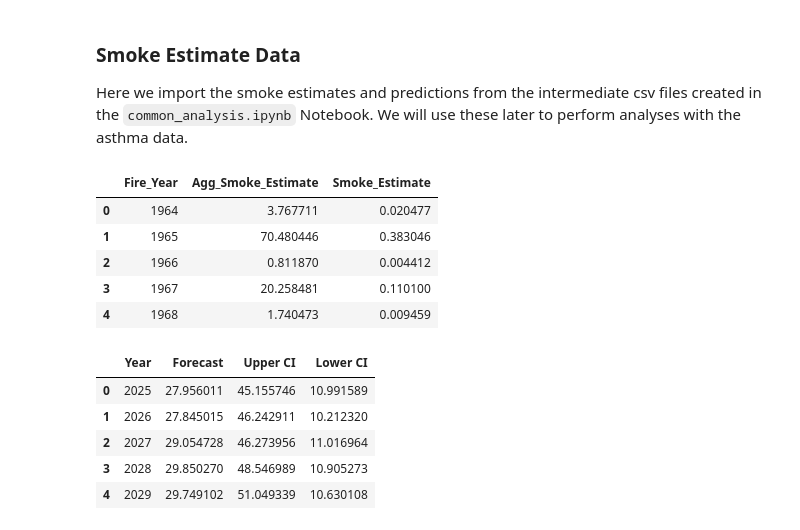
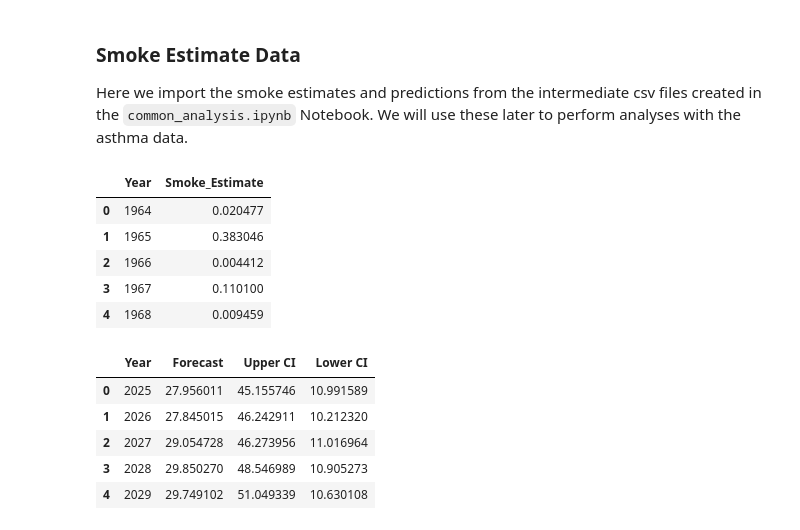
Before and after one commit to ezhang17/wildfire-analysis, a Jupyter notebook: asthma_analysis.ipynb, the cells around one changed output. Saved outputs shown, nothing was run; the diff lists cells and outputs as text; code cells hidden in the pictures.

```diff
--- a/asthma_analysis.ipynb
+++ b/asthma_analysis.ipynb
@@ -114,16 +122,16 @@ Here we import the smoke estimates and predictions from the intermediate csv fil
 # %%
 # import smoke estimates
 smoke_estimates = pd.read_csv('intermediate_data/smoke_estimates.csv')
 # remove the redundant index column
-smoke_estimates = smoke_estimates[['Fire_Year', 'Agg_Smoke_Estimate', 'Smoke_Estimate']]
+smoke_estimates = smoke_estimates[['Fire_Year', 'Smoke_Estimate']].rename(columns={'Fire_Year': 'Year'})
 smoke_estimates.head()
 # %% [output]
-|  | Fire_Year | Agg_Smoke_Estimate | Smoke_Estimate |
-| 0 | 1964 | 3.767711 | 0.020477 |
-| 1 | 1965 | 70.480446 | 0.383046 |
-| 2 | 1966 | 0.811870 | 0.004412 |
-| 3 | 1967 | 20.258481 | 0.110100 |
-| 4 | 1968 | 1.740473 | 0.009459 |
+|  | Year | Smoke_Estimate |
+| 0 | 1964 | 0.020477 |
+| 1 | 1965 | 0.383046 |
+| 2 | 1966 | 0.004412 |
+| 3 | 1967 | 0.110100 |
+| 4 | 1968 | 0.009459 |
 # %%
 # import smoke estimate predictions from 2025-2050
 smoke_predictions = pd.read_csv('intermediate_data/smoke_predictions.csv')
```
Also changed, not shown: parts of 25 cells of this notebook.
